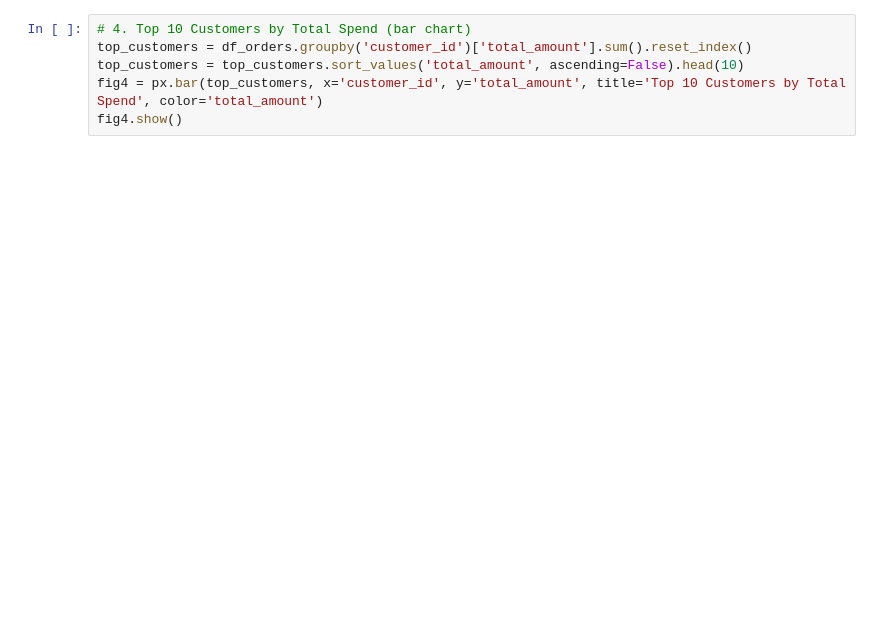
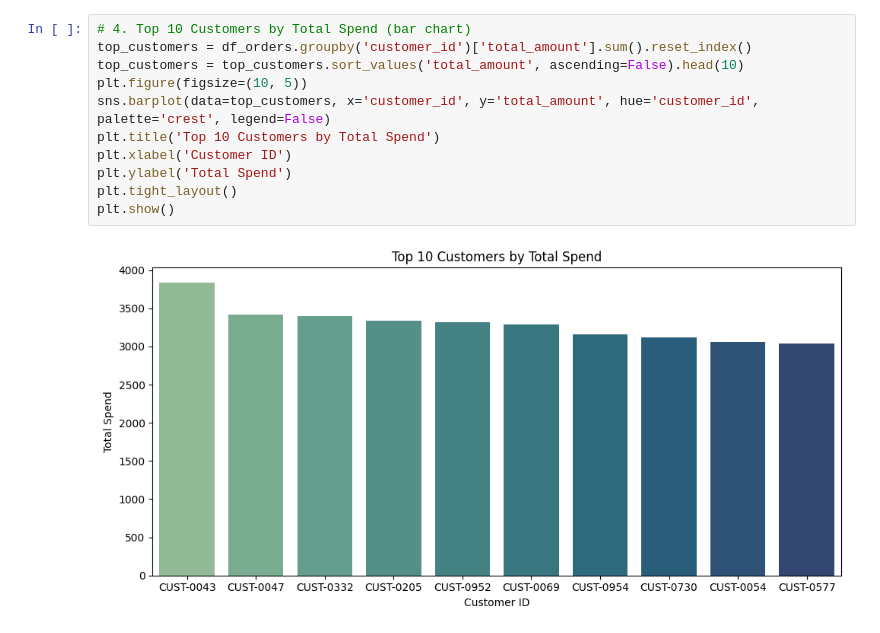
Before and after one commit to ewanritchie85/Notebook-data-refresher, a Jupyter notebook: notebooks/combined_notebook.ipynb, the cells around one changed output. Drawn from its saved outputs; the diff is of its cells as text; blank space fills up the shorter version.

```diff
--- a/notebooks/combined_notebook.ipynb
+++ b/notebooks/combined_notebook.ipynb
@@ -42,9 +87,16 @@ fig3.show()
 # %%
 # 4. Top 10 Customers by Total Spend (bar chart)
 top_customers = df_orders.groupby('customer_id')['total_amount'].sum().reset_index()
 top_customers = top_customers.sort_values('total_amount', ascending=False).head(10)
-fig4 = px.bar(top_customers, x='customer_id', y='total_amount', title='Top 10 Customers by Total Spend', color='total_amount')
-fig4.show()
+plt.figure(figsize=(10, 5))
+sns.barplot(data=top_customers, x='customer_id', y='total_amount', hue='customer_id', palette='crest', legend=False)
+plt.title('Top 10 Customers by Total Spend')
+plt.xlabel('Customer ID')
+plt.ylabel('Total Spend')
+plt.tight_layout()
+plt.show()
+# %% [output]
+[figure, added]
 # %%
 # 5. Order Status Distribution by Payment Method (stacked bar chart)
 order_status_payment = df_orders.groupby(['payment_method', 'order_status']).size().reset_index(name='count')
```
Also changed, not shown: parts of 9 cells of this notebook, 4 other files.
